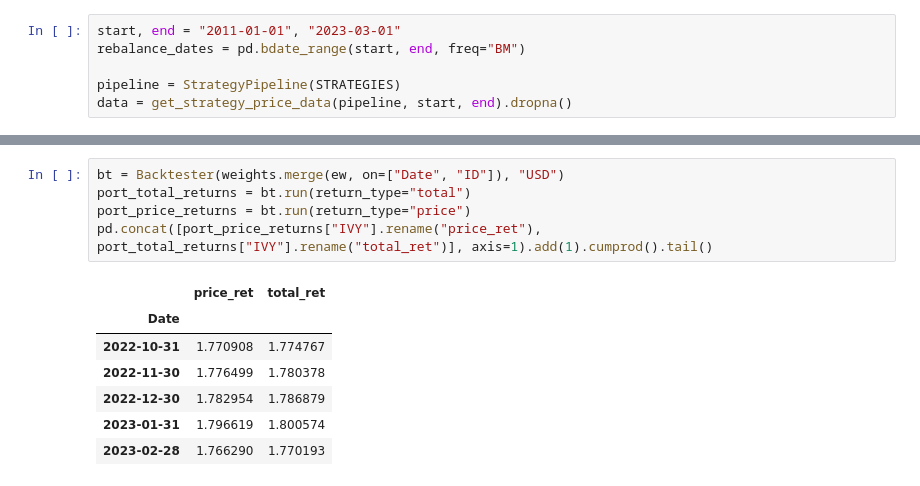
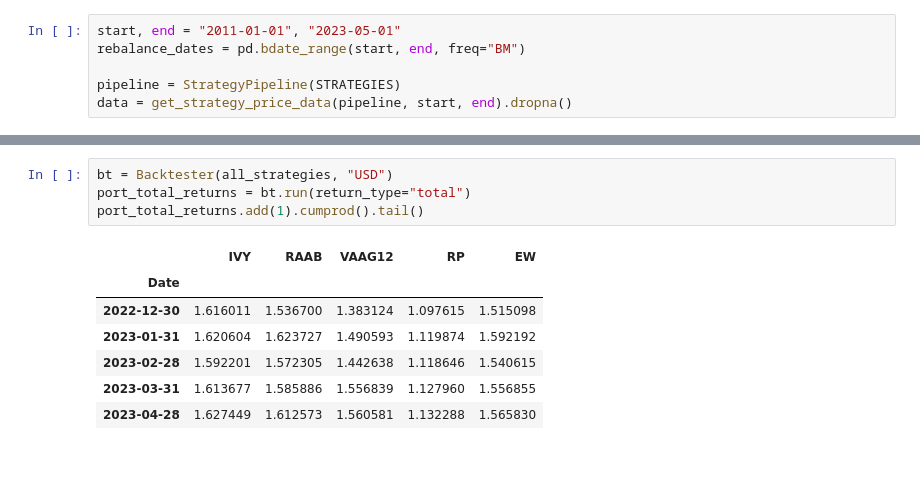
Before and after one commit to oronimbus/tactical-asset-allocation, a Jupyter notebook: notebooks/test.ipynb, the cells around one changed output, grey strips where cells are left out. Saved outputs shown, nothing was run; the diff lists cells and outputs as text.

```diff
--- a/notebooks/test.ipynb
+++ b/notebooks/test.ipynb
@@ -18,5 +21,5 @@ import numpy as np
 # %%
-start, end = "2011-01-01", "2023-03-01"
+start, end = "2011-01-01", "2023-05-01"
 rebalance_dates = pd.bdate_range(start, end, freq="BM")
 
 pipeline = StrategyPipeline(STRATEGIES)
@@ -42,13 +72,12 @@ ew = EqualWeights(assets, rebalance_dates).weights
 # %%
-bt = Backtester(weights.merge(ew, on=["Date", "ID"]), "USD")
+bt = Backtester(all_strategies, "USD")
 port_total_returns = bt.run(return_type="total")
-port_price_returns = bt.run(return_type="price")
-pd.concat([port_price_returns["IVY"].rename("price_ret"), port_total_returns["IVY"].rename("total_ret")], axis=1).add(1).cumprod().tail()
+port_total_returns.add(1).cumprod().tail()
 # %% [output]
-|  | price_ret | total_ret |
-| Date |  |  |
-| 2022-10-31 | 1.770908 | 1.774767 |
-| 2022-11-30 | 1.776499 | 1.780378 |
-| 2022-12-30 | 1.782954 | 1.786879 |
-| 2023-01-31 | 1.796619 | 1.800574 |
-| 2023-02-28 | 1.766290 | 1.770193 |
+|  | IVY | RAAB | VAAG12 | RP | EW |
+| Date |  |  |  |  |  |
+| 2022-12-30 | 1.616011 | 1.536700 | 1.383124 | 1.097615 | 1.515098 |
+| 2023-01-31 | 1.620604 | 1.623727 | 1.490593 | 1.119874 | 1.592192 |
+| 2023-02-28 | 1.592201 | 1.572305 | 1.442638 | 1.118646 | 1.540615 |
+| 2023-03-31 | 1.613677 | 1.585886 | 1.556839 | 1.127960 | 1.556855 |
+| 2023-04-28 | 1.627449 | 1.612573 | 1.560581 | 1.132288 | 1.565830 |
```
Also changed, not shown: parts of 7 cells of this notebook.
